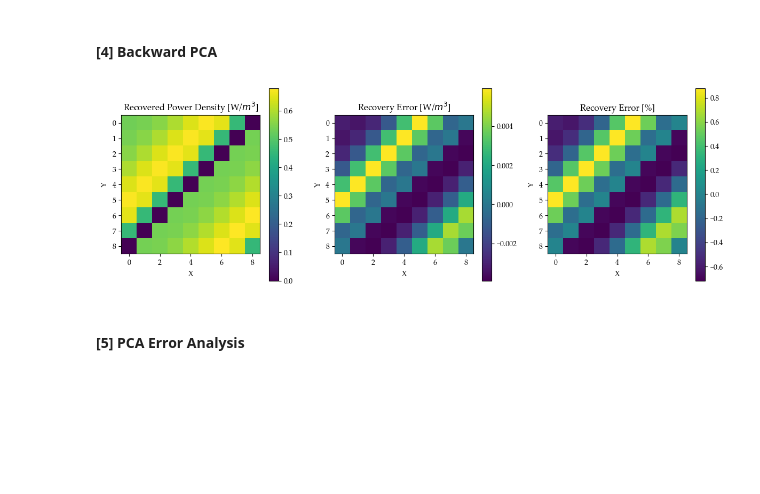
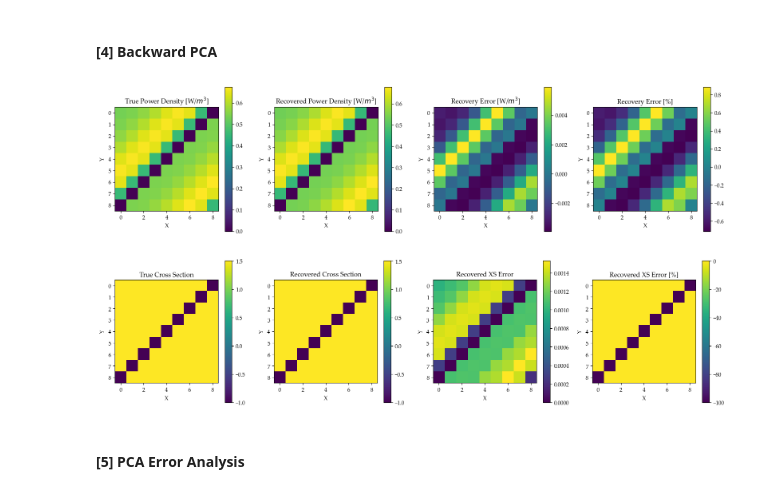
Before and after one commit to nhsnow2/pykanKAN, a Jupyter notebook: scripts/SurrogateKAN/outp_pca.ipynb, the cells around one changed output. Saved outputs shown, nothing was run; the diff lists cells and outputs as text; code cells hidden in the pictures; blank space fills up the shorter version.

```diff
--- a/scripts/SurrogateKAN/outp_pca.ipynb
+++ b/scripts/SurrogateKAN/outp_pca.ipynb
@@ -102,27 +115,32 @@ print(pca_scores.shape)
 # --- Invert PCA
 recovered_data = power_0999.inverse_transform(pca_scores).reshape(500,81,16)
 # %%
-fig, axs = plt.subplots(1,3, figsize=(12,4))
+fig, axs = plt.subplots(1,4, figsize=(16,4))
 
 ijk = 42
 
 ax = axs[0]
+image = ax.imshow([output_data[ijk,i:i+9,0] for i in range(0,9)])
+fig.colorbar(image)
+ax.set_ylabel("Y"); ax.set_xlabel("X"); ax.set_title("True Power Density [W/$m^3$]")
+
+ax = axs[1]
 image = ax.imshow([recovered_data[ijk,i:i+9,0] for i in range(0,9)])
 fig.colorbar(image)
 ax.set_ylabel("Y"); ax.set_xlabel("X"); ax.set_title("Recovered Power Density [W/$m^3$]")
 
-ax = axs[1]
+ax = axs[2]
 diff = np.subtract([recovered_data[ijk,i:i+9,0] for i in range(0,9)], [output_data[ijk,i:i+9,0] for i in range(0,9)])
 image = ax.imshow(diff)
 fig.colorbar(image)
 ax.set_ylabel("Y"); ax.set_xlabel("X"); ax.set_title("Recovery Error [W/$m^3$]")
 
-ax = axs[2]
-rel_diff = np.divide(diff, [recovered_data[ijk,i:i+9,0] for i in range(0,9)])*100 - np.flip(np.identity(9), 0)*100
+ax = axs[3]
+rel_diff = np.divide(diff, np.array([output_data[ijk,i:i+9,0] for i in range(0,9)])+1e-8)*100# - np.flip(np.identity(9), 0)*100
 image = ax.imshow(rel_diff)
 fig.colorbar(image)
 ax.set_ylabel("Y"); ax.set_xlabel("X"); ax.set_title("Recovery Error [%]")
 
 fig.tight_layout()
 # %% [output]
-[figure, old version]
+[figure, new version]
@@ -129,3 +149,35 @@ fig.tight_layout()
+# %%
+fig, axs = plt.subplots(1,4, figsize=(16,4))
+
+z = 0
+d = 0
+ijk = 42
+
+ax = axs[0]
+image = ax.imshow([input_data[d,ijk,i:i+9,z] for i in range(0,9)]) #type:ignore
+fig.colorbar(image)
+ax.set_ylabel("Y"); ax.set_xlabel("X"); ax.set_title("True Cross Section")
+
+ax = axs[1]
+image = ax.imshow([recovered_inputs[d,ijk,i:i+9,z] for i in range(0,9)])
+fig.colorbar(image)
+ax.set_ylabel("Y"); ax.set_xlabel("X"); ax.set_title("Recovered Cross Section")
+
+ax = axs[2]
+diff = np.subtract([recovered_inputs[d,ijk,i:i+9,z] for i in range(0,9)], [input_data[d,ijk,i:i+9,z] for i in range(0,9)]) #type:ignore
+image = ax.imshow(diff)
+fig.colorbar(image)
+ax.set_ylabel("Y"); ax.set_xlabel("X"); ax.set_title("Recovered XS Error")
+
+ax = axs[3]
+rel_diff = np.divide(diff, [input_data[d,ijk,i:i+9,z] for i in range(0,9)])*100 - np.flip(np.identity(9), 0)*100 #type:ignore
+image = ax.imshow(rel_diff)
+fig.colorbar(image)
+ax.set_ylabel("Y"); ax.set_xlabel("X"); ax.set_title("Recovered XS Error [%]")
+
+fig.tight_layout()
+# %% [output]
+[figure, added]
 # %% [markdown]
 #### [5] PCA Error Analysis
 # %%
```
Also changed, not shown: parts of 8 cells of this notebook, 1 other file.
